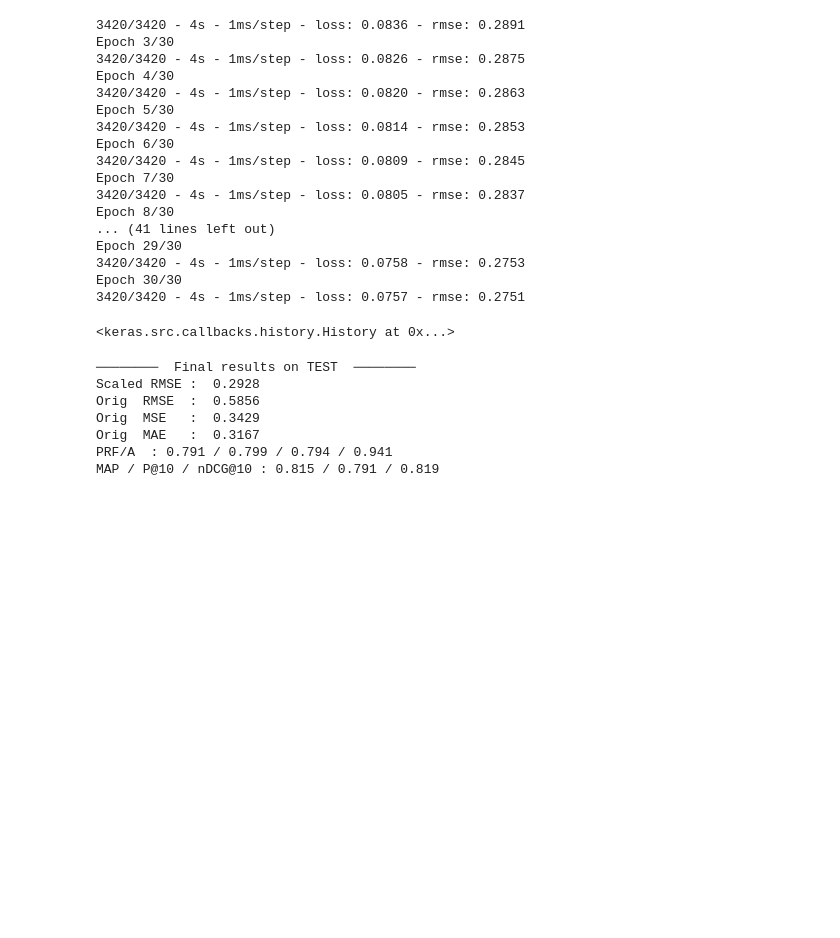
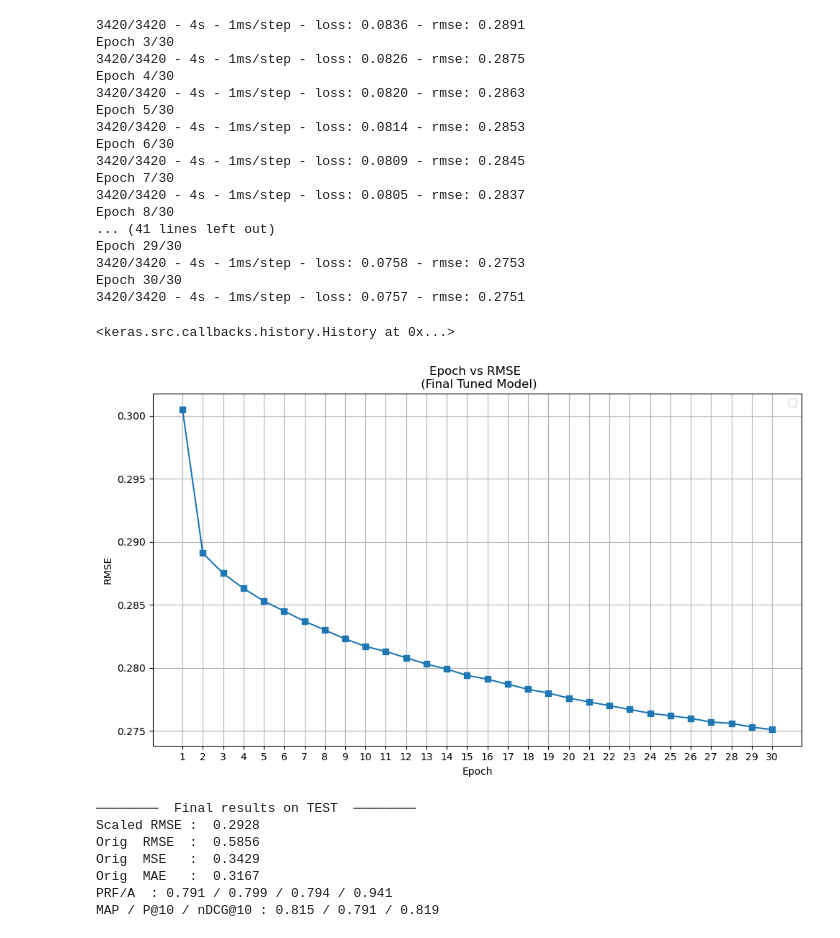
Before and after one commit to nurs-1502/Web_Mining_Project, a Jupyter notebook: NeuralNetworkApproach/NN_w_textFeatures.ipynb, the cells around one changed output. Drawn from its saved outputs; the diff is of its cells as text; code cells hidden in the pictures; blank space fills up the shorter version.

```diff
--- a/NeuralNetworkApproach/NN_w_textFeatures.ipynb
+++ b/NeuralNetworkApproach/NN_w_textFeatures.ipynb
@@ -1045,6 +1088,34 @@ Epoch 29/30
 Epoch 30/30
 3420/3420 - 4s - 1ms/step - loss: 0.0757 - rmse: 0.2751
 <keras.src.callbacks.history.History at 0x...>
+# %%
+loss_values = [
+    0.0903, 0.0836, 0.0826, 0.0820, 0.0814, 0.0809, 0.0805, 0.0801, 0.0797, 0.0794,
+    0.0791, 0.0788, 0.0786, 0.0783, 0.0781, 0.0779, 0.0777, 0.0775, 0.0773, 0.0771,
+    0.0769, 0.0767, 0.0766, 0.0764, 0.0763, 0.0762, 0.0760, 0.0759, 0.0758, 0.0757
+]
+
+rmse_values = [
+    0.3005, 0.2891, 0.2875, 0.2863, 0.2853, 0.2845, 0.2837, 0.2830, 0.2823, 0.2817,
+    0.2813, 0.2808, 0.2803, 0.2799, 0.2794, 0.2791, 0.2787, 0.2783, 0.2780, 0.2776,
+    0.2773, 0.2770, 0.2767, 0.2764, 0.2762, 0.2760, 0.2757, 0.2756, 0.2753, 0.2751
+]
+
+epochs = list(range(1, 31))
+
+plt.figure(figsize=(10, 6))
+#plt.plot(epochs, loss_values, label='Loss', marker='o')
+plt.plot(epochs, rmse_values, marker='s')
+plt.title('Epoch vs RMSE \n (Final Tuned Model)')
+plt.xlabel('Epoch')
+plt.ylabel('RMSE')
+plt.grid(True)
+plt.xticks(epochs)
+plt.legend()
+plt.tight_layout()
+plt.show()
+# %% [output]
+[figure, added]
 # %%
 # ──────────────────────────────────────────────────────────────
 # 6.  Evaluation on untouched 20 % test split
```
Also changed, not shown: parts of 3 cells of this notebook, 1 other file.
